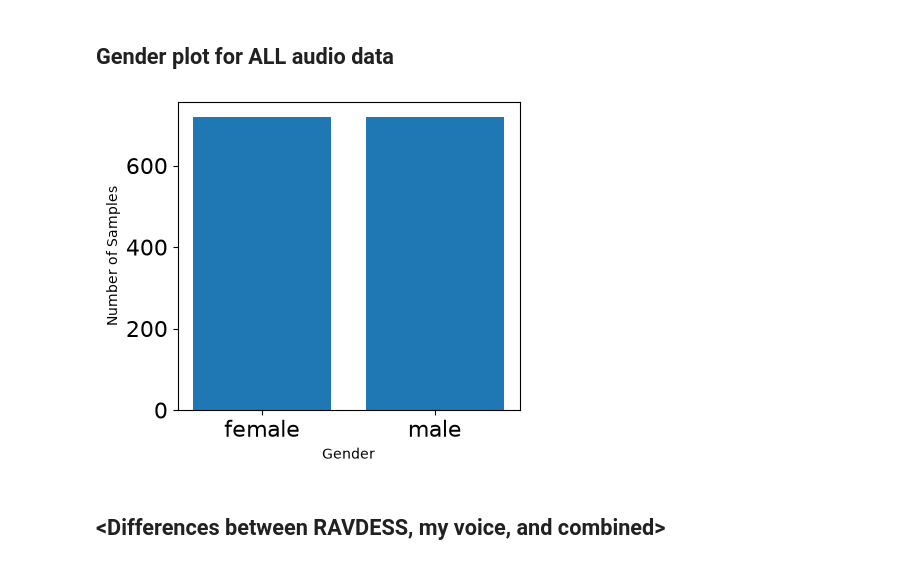
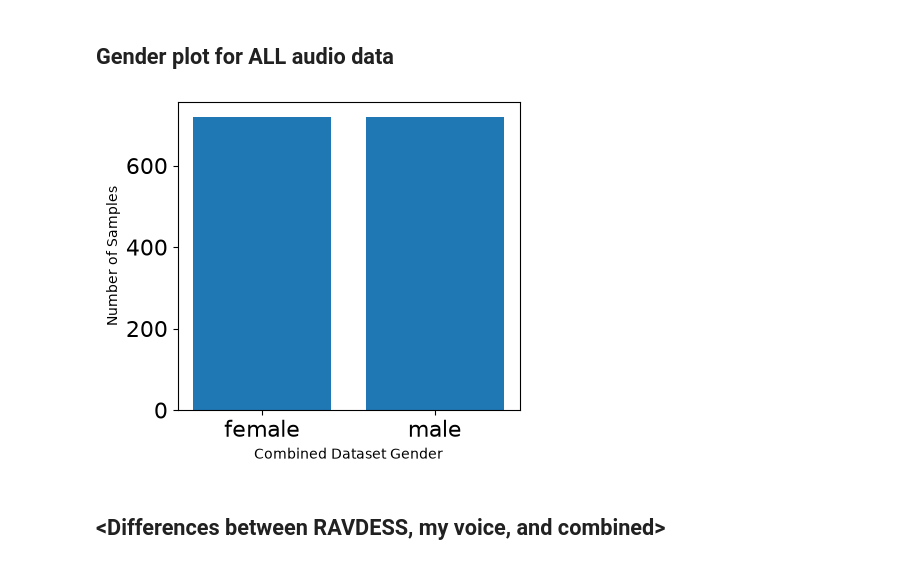
Before and after one commit to jihyebook-star/Week2-DataPreprocessing, a Jupyter notebook: Week 2.ipynb, the cells around one changed output. Drawn from its saved outputs; the diff is of its cells as text; code cells hidden in the pictures.

```diff
--- a/Week 2.ipynb
+++ b/Week 2.ipynb
@@ -811,16 +811,16 @@ plt.show()
 # %%
 #plot genders for all audio
 plt.figure(figsize=(15,4))
 plt.subplot(1,3,1)
 gender_list, count = np.unique(genders, return_counts=True)
 plt.bar(x=range(2), height=count)
 plt.xticks(ticks=range(2), labels = [gender for gender in gender_list],fontsize=10)
-plt.xlabel('Gender')
+plt.xlabel('Combined Dataset Gender')
 plt.tick_params(labelsize=16)
 plt.ylabel('Number of Samples')
 plt.show()
 # %% [output]
-[figure, old version]
+[figure, new version]
 # %% [markdown]
 ## **<Differences between RAVDESS, my voice, and combined>**
 # %% [markdown]
```
